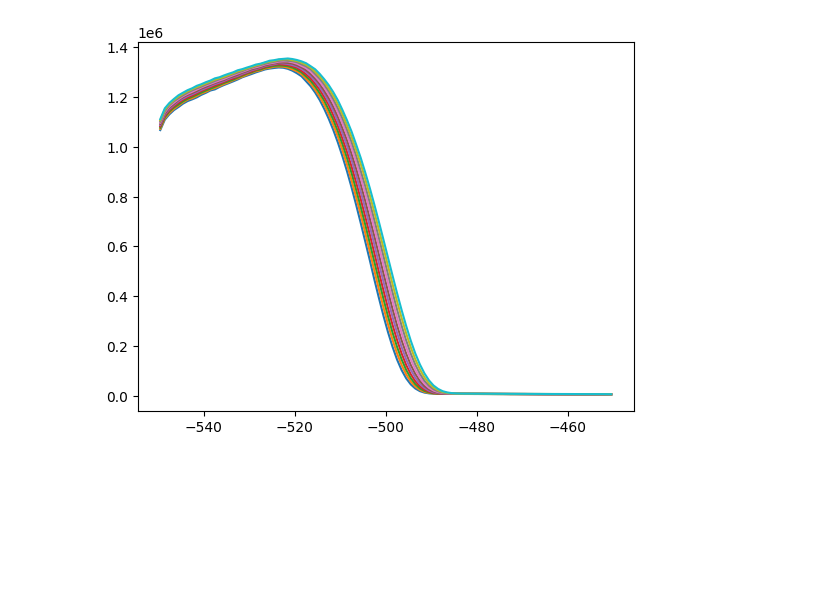
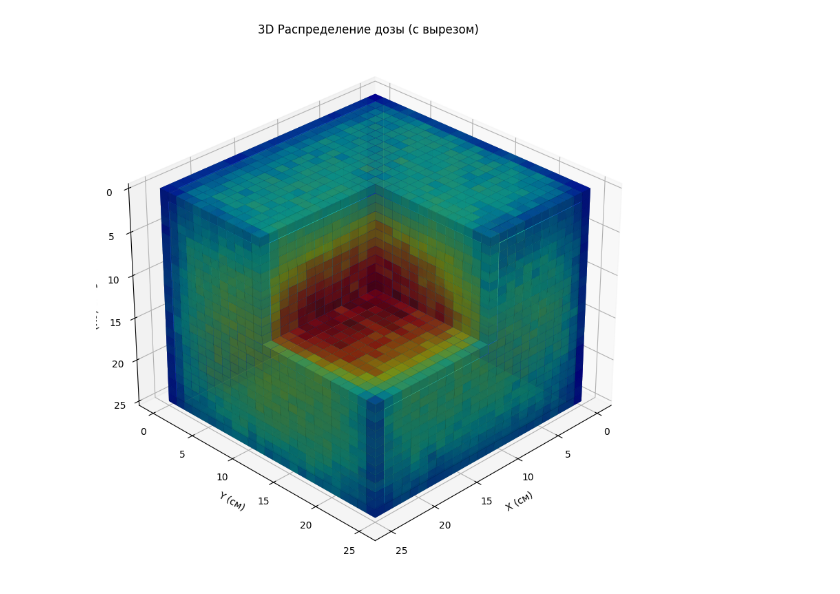
Before and after one commit to PabloShim1/cube, a Jupyter notebook: analysis.ipynb, the cells around one changed output. Saved outputs shown, nothing was run; the diff lists cells and outputs as text; code cells hidden in the pictures; blank space fills up the shorter version.

```diff
--- a/analysis.ipynb
+++ b/analysis.ipynb
@@ -1,8 +1,12 @@
 # %%
-from glob import glob
+import uproot
+import numpy as np
+import matplotlib.pyplot as plt
+from mpl_toolkits.mplot3d import Axes3D
 
-import uproot
-import pandas as pd
-import numpy as np
+# Открываем файл
+file = uproot.open("/Users/pavelsimko/Documents/cub-lab/build/Output_Run_0.root")
+hist_3d = file["vdd"]
+hist_1d = file["pdd"]
 
-from matplotlib import pyplot as plt
+print("Файл успешно загружен. Доступные гистограммы: pdd, vdd")
@@ -91,11 +92,59 @@ plt.close()
 # %%
-for f in sorted(glob("data/11*-MeV/*.root")):
-    file = uproot.open(f)
-    df = get_hist(file, "vdd")
-    pdd = [df[df['iz'] == iz]['d'].sum() for iz in df['iz'].unique()][::-1]
-    plt.plot(df['z'].unique(), pdd, label=f.split('/')[1])
-# plt.legend()
+import numpy as np
+import matplotlib.pyplot as plt
+
+# 1. Загрузка и подготовка
+data = hist_3d.values()
+# Прореживаем данные в 2 раза, чтобы не висло (было 50x50x50 -> станет 25x25x25)
+# Этого за глаза хватит для красивой картинки
+step = 2
+data = data[::step, ::step, ::step]
+
+# Считаем центры бинов и переводим в см
+x_c = (hist_3d.axis(0).edges()[:-1] + hist_3d.axis(0).edges()[1:])[::step] / 10.0
+y_c = (hist_3d.axis(1).edges()[:-1] + hist_3d.axis(1).edges()[1:])[::step] / 10.0
+z_c = (hist_3d.axis(2).edges()[:-1] + hist_3d.axis(2).edges()[1:])[::step] / 10.0
+
+# Центрируем всё относительно поверхности (0,0,0)
+x_c -= np.mean(x_c)
+y_c -= np.mean(y_c)
+z_surface = np.max(z_c)
+z_depth = z_surface - z_c  # Глубина 0...19
+
+# 2. Маска заполнения (Рисуем только там, где есть доза)
+threshold = 0.01 * np.max(data)
+filled = data > threshold
+
+# ДЕЛАЕМ ВЫРЕЗ (убираем переднюю четверть)
+mid_x, mid_y, mid_z = len(x_c)//2, len(y_c)//2, len(z_c)//2
+# Убираем угол: X > 0, Y > 0 и верхнюю половину по глубине
+filled[mid_x:, mid_y:, :mid_z] = False
+
+# 3. Цвета
+v_max = np.max(data)
+norm = data / v_max
+colors = plt.cm.jet(norm)
+colors[..., 3] = 0.9 # Прозрачность 90%
+
+# 4. Визуализация
+fig = plt.figure(figsize=(12, 10))
+ax = fig.add_subplot(111, projection='3d')
+
+# Рисуем воксели. Передаем границы (edges) для сетки
+ax.voxels(filled, facecolors=colors, edgecolor='k', linewidth=0.05)
+
+# 5. Оформление и тот самый разворот
+ax.set_title("3D Распределение дозы (с вырезом)")
+ax.view_init(elev=30, azim=45) # Разворот на 180 (было 45)
+
+# Подписи осей (теперь они относительные)
+ax.set_xlabel('X (см)')
+ax.set_ylabel('Y (см)')
+ax.set_zlabel('Глубина (см)')
+
+# Инвертируем Z, чтобы глубина росла вниз
+ax.invert_zaxis()
+
 plt.show()
-plt.close()
 # %% [output]
-[figure, old version]
+[figure, new version]
```
Also changed, not shown: parts of 4 cells of this notebook, 46 other files.
